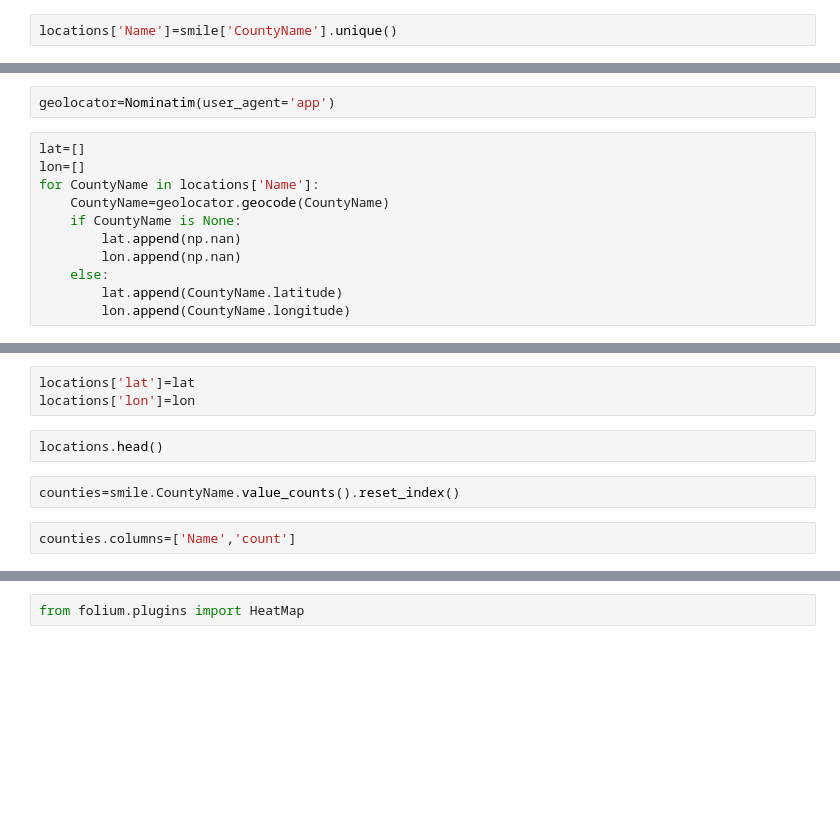
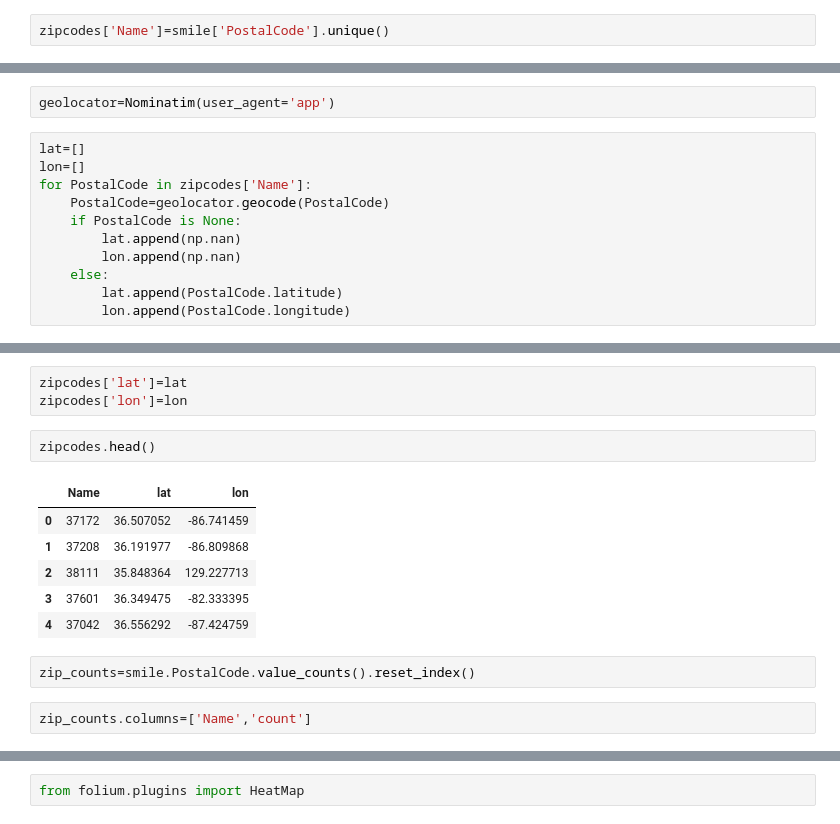
Before and after one commit to abcarlisle22/smile-on-lava-girl, a Jupyter notebook: Notebook/smile.ipynb, the cells around one changed output, grey strips where cells are left out. Saved outputs shown, nothing was run; the diff lists cells and outputs as text; blank space fills up the shorter version.

```diff
--- a/Notebook/smile.ipynb
+++ b/Notebook/smile.ipynb
@@ -52,2 +236,2 @@ locations=pd.DataFrame()
 # %%
-locations['Name']=smile['CountyName'].unique()
+zipcodes['Name']=smile['PostalCode'].unique()
@@ -62,13 +258,13 @@ geolocator=Nominatim(user_agent='app')
 # %%
 lat=[]
 lon=[]
-for CountyName in locations['Name']:
-    CountyName=geolocator.geocode(CountyName)
-    if CountyName is None:
+for PostalCode in zipcodes['Name']:
+    PostalCode=geolocator.geocode(PostalCode)
+    if PostalCode is None:
         lat.append(np.nan)
         lon.append(np.nan)
     else:
-        lat.append(CountyName.latitude)
-        lon.append(CountyName.longitude)
+        lat.append(PostalCode.latitude)
+        lon.append(PostalCode.longitude)
 # %%
 print(lat,lon)
@@ -75,9 +273,16 @@ print(lat,lon)
 # %%
-locations['lat']=lat
-locations['lon']=lon
+zipcodes['lat']=lat
+zipcodes['lon']=lon
 # %%
-locations.head()
+zipcodes.head()
+# %% [output]
+|  | Name | lat | lon |
+| 0 | 37172 | 36.507052 | -86.741459 |
+| 1 | 37208 | 36.191977 | -86.809868 |
+| 2 | 38111 | 35.848364 | 129.227713 |
+| 3 | 37601 | 36.349475 | -82.333395 |
+| 4 | 37042 | 36.556292 | -87.424759 |
 # %%
-counties=smile.CountyName.value_counts().reset_index()
+zip_counts=smile.PostalCode.value_counts().reset_index()
 # %%
-counties.columns=['Name','count']
+zip_counts.columns=['Name','count']
```
Also changed, not shown: parts of 62 cells of this notebook, 4 other files.
